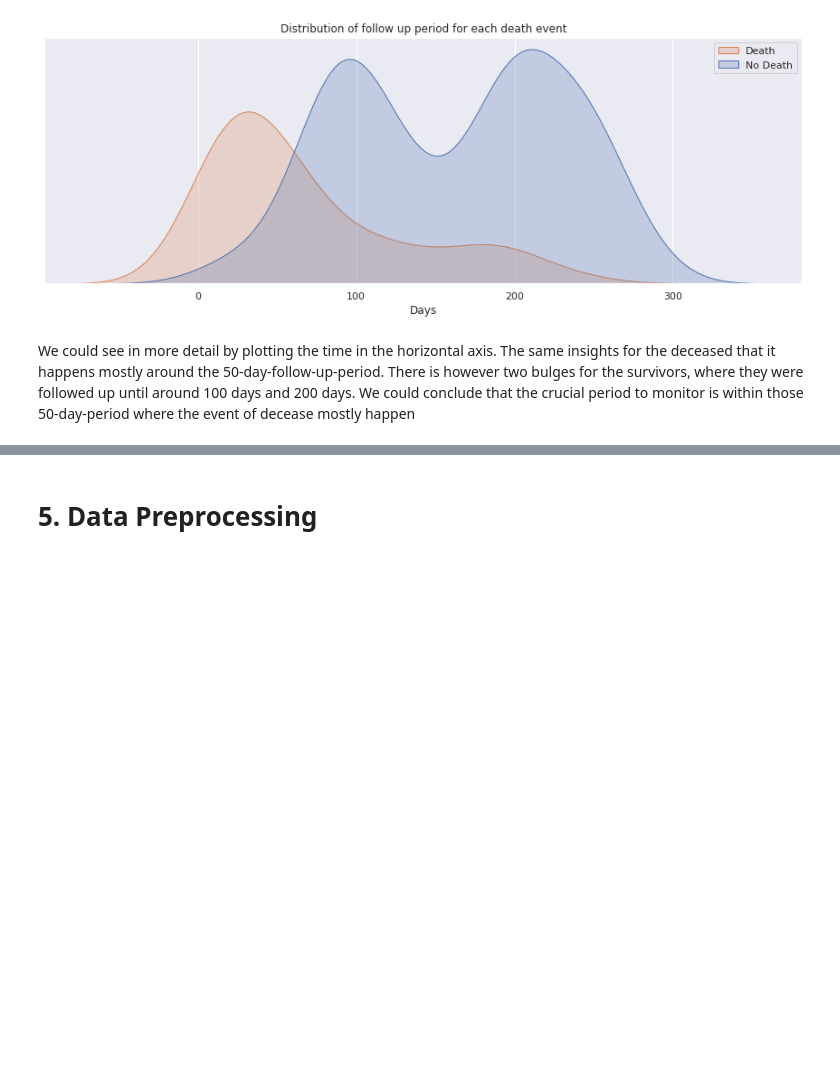
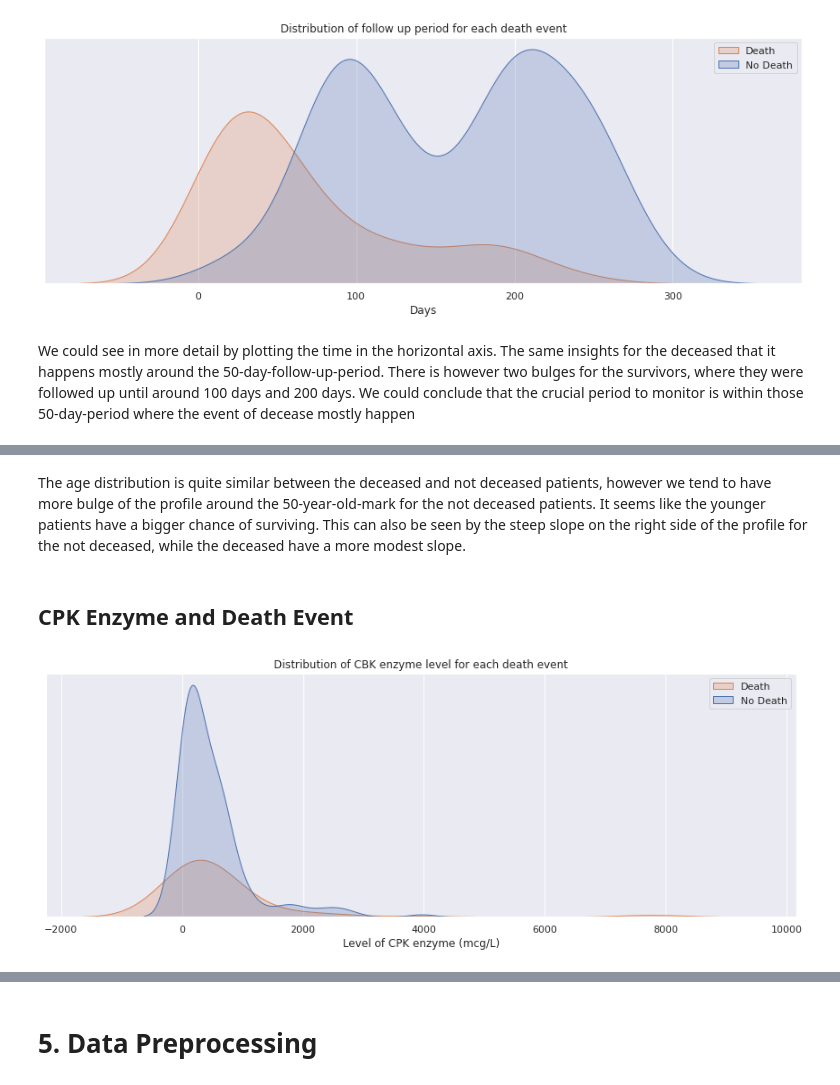
Before and after one commit to NikkiSatmaka/h8-ftds011-p1-g3, a Jupyter notebook: h8dsft_P1G3_nikki_satmaka.ipynb, the cells around one changed output, grey strips where cells are left out. Cells and saved outputs as stored; diff of their text form; code cells hidden in the pictures; blank space fills up the shorter version.

```diff
--- a/h8dsft_P1G3_nikki_satmaka.ipynb
+++ b/h8dsft_P1G3_nikki_satmaka.ipynb
@@ -632,0 +673,16 @@ We could see in more detail by plotting the time in the horizontal axis. The sam
+# %% [markdown]
+The age distribution is quite similar between the deceased and not deceased patients, however we tend to have more bulge of the profile around the 50-year-old-mark for the not deceased patients. It seems like the younger patients have a bigger chance of surviving. This can also be seen by the steep slope on the right side of the profile for the not deceased, while the deceased have a more modest slope.
+# %% [markdown]
+## CPK Enzyme and Death Event
+# %%
+# plot distribution of creatinine phosphokinase for each death event
+plot_distribution(
+    data=df_train,
+    col='creatinine_phosphokinase',
+    title='Distribution of CBK enzyme level for each death event',
+    xlabel='Level of CPK enzyme (mcg/L)',
+    ylabel=None,
+    hue='death_event'
+)
+# %% [output]
+[figure, added]
```
Also changed, not shown: parts of 97 cells of this notebook.
